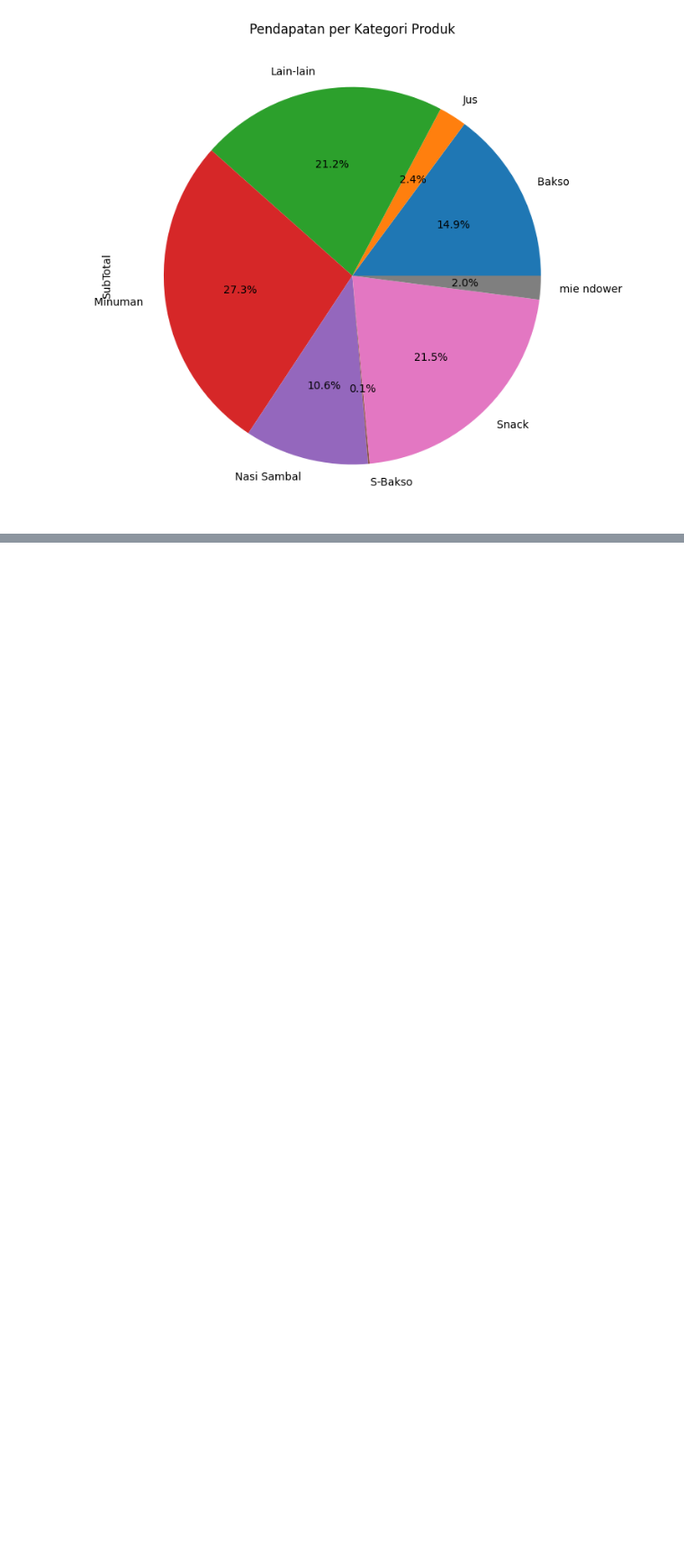
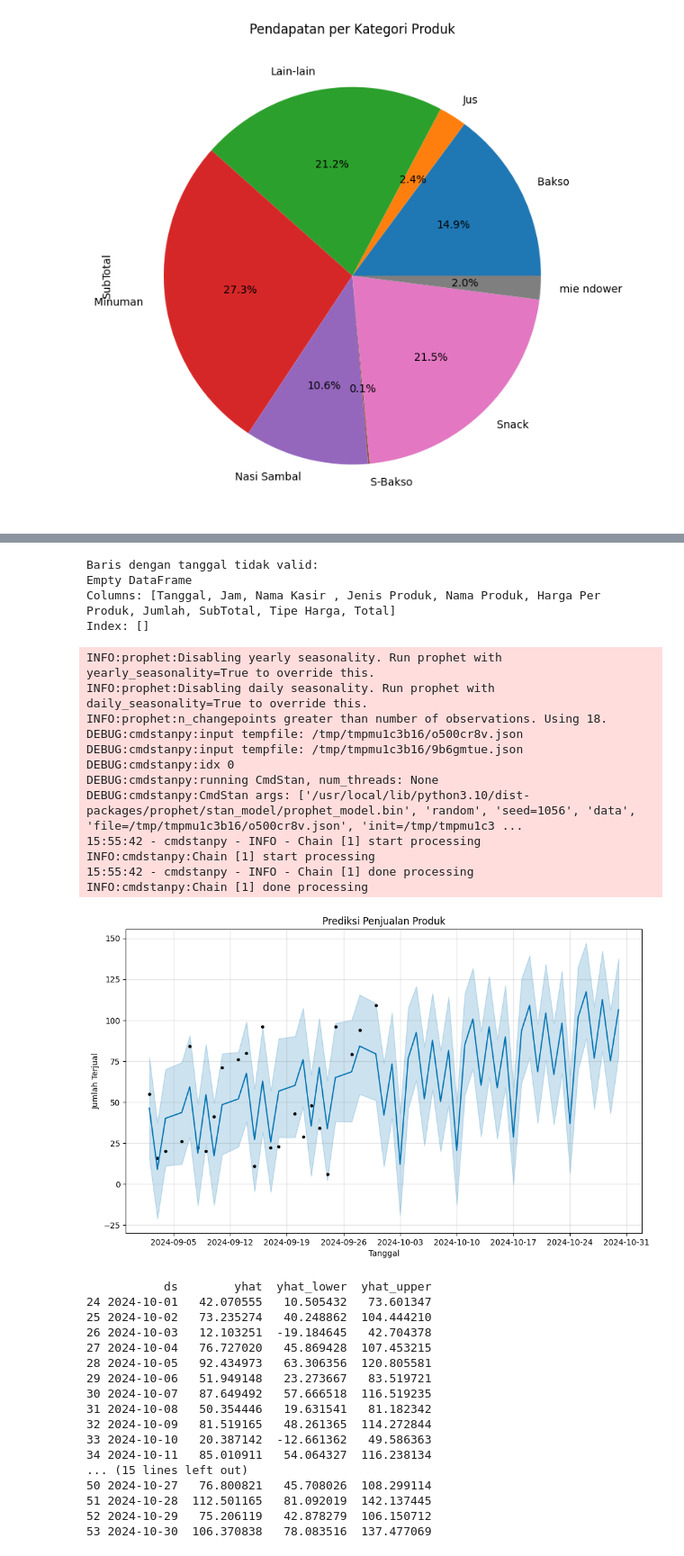
Before and after one commit to varqse/BBN_Data_Analytics, a Jupyter notebook: BBN_Big_Data_analysis.ipynb, the cells around one changed output, grey strips where cells are left out. Shown at 90% size. Drawn from its saved outputs; the diff is of its cells as text; code cells hidden in the pictures; blank space fills up the shorter version.

```diff
--- a/BBN_Big_Data_analysis.ipynb
+++ b/BBN_Big_Data_analysis.ipynb
@@ -227,0 +213,68 @@ MSE (Regresi Polinomial dengan Jam): 1014455420.4713415
+# %%
+import pandas as pd
+from prophet import Prophet
+import matplotlib.pyplot as plt
+
+df = pd.read_excel(file_path)
+
+df['Tanggal'] = pd.to_datetime(df['Tanggal'], format='%d/%m/%Y', errors='coerce')
+
+invalid_dates = df[df['Tanggal'].isna()]
+print("Baris dengan tanggal tidak valid:")
+print(invalid_dates)
+
+df.dropna(subset=['Tanggal'], inplace=True)
+
+df = df.groupby('Tanggal')['Jumlah'].sum().reset_index()
+
+df.rename(columns={'Tanggal': 'ds', 'Jumlah': 'y'}, inplace=True)
+
+model = Prophet()
+model.fit(df)
+
+future = model.make_future_dataframe(periods=30) #1 bulan kedepan
+forecast = model.predict(future)
+
+
+model.plot(forecast)
+plt.title('Prediksi Penjualan Produk')
+plt.xlabel('Tanggal')
+plt.ylabel('Jumlah Terjual')
+plt.show()
+
+print(forecast[['ds', 'yhat', 'yhat_lower', 'yhat_upper']].tail(30))
+# %% [output]
+Baris dengan tanggal tidak valid:
+Empty DataFrame
+Columns: [Tanggal, Jam, Nama Kasir , Jenis Produk, Nama Produk, Harga Per Produk, Jumlah, SubTotal, Tipe Harga, Total]
+Index: []
+INFO:prophet:Disabling yearly seasonality. Run prophet with yearly_seasonality=True to override this.
+INFO:prophet:Disabling daily seasonality. Run prophet with daily_seasonality=True to override this.
+INFO:prophet:n_changepoints greater than number of observations. Using 18.
+DEBUG:cmdstanpy:input tempfile: /tmp/tmpmu1c3b16/o500cr8v.json
+DEBUG:cmdstanpy:input tempfile: /tmp/tmpmu1c3b16/9b6gmtue.json
+DEBUG:cmdstanpy:idx 0
+DEBUG:cmdstanpy:running CmdStan, num_threads: None
+DEBUG:cmdstanpy:CmdStan args: ['/usr/local/lib/python3.10/dist-packages/prophet/stan_model/prophet_model.bin', 'random', 'seed=1056', 'data', 'file=/tmp/tmpmu1c3b16/o500cr8v.json', 'init=/tmp/tmpmu1c3 ...
+15:55:42 - cmdstanpy - INFO - Chain [1] start processing
+INFO:cmdstanpy:Chain [1] start processing
+15:55:42 - cmdstanpy - INFO - Chain [1] done processing
+INFO:cmdstanpy:Chain [1] done processing
+[figure, added]
+           ds        yhat  yhat_lower  yhat_upper
+24 2024-10-01   42.070555   10.505432   73.601347
+25 2024-10-02   73.235274   40.248862  104.444210
+26 2024-10-03   12.103251  -19.184645   42.704378
+27 2024-10-04   76.727020   45.869428  107.453215
+28 2024-10-05   92.434973   63.306356  120.805581
+29 2024-10-06   51.949148   23.273667   83.519721
+30 2024-10-07   87.649492   57.666518  116.519235
+31 2024-10-08   50.354446   19.631541   81.182342
+32 2024-10-09   81.519165   48.261365  114.272844
+33 2024-10-10   20.387142  -12.661362   49.586363
+34 2024-10-11   85.010911   54.064327  116.238134
+... (15 lines left out)
+50 2024-10-27   76.800821   45.708026  108.299114
+51 2024-10-28  112.501165   81.092019  142.137445
+52 2024-10-29   75.206119   42.878279  106.150712
+53 2024-10-30  106.370838   78.083516  137.477069
```
Also changed, not shown: parts of 11 cells of this notebook.
